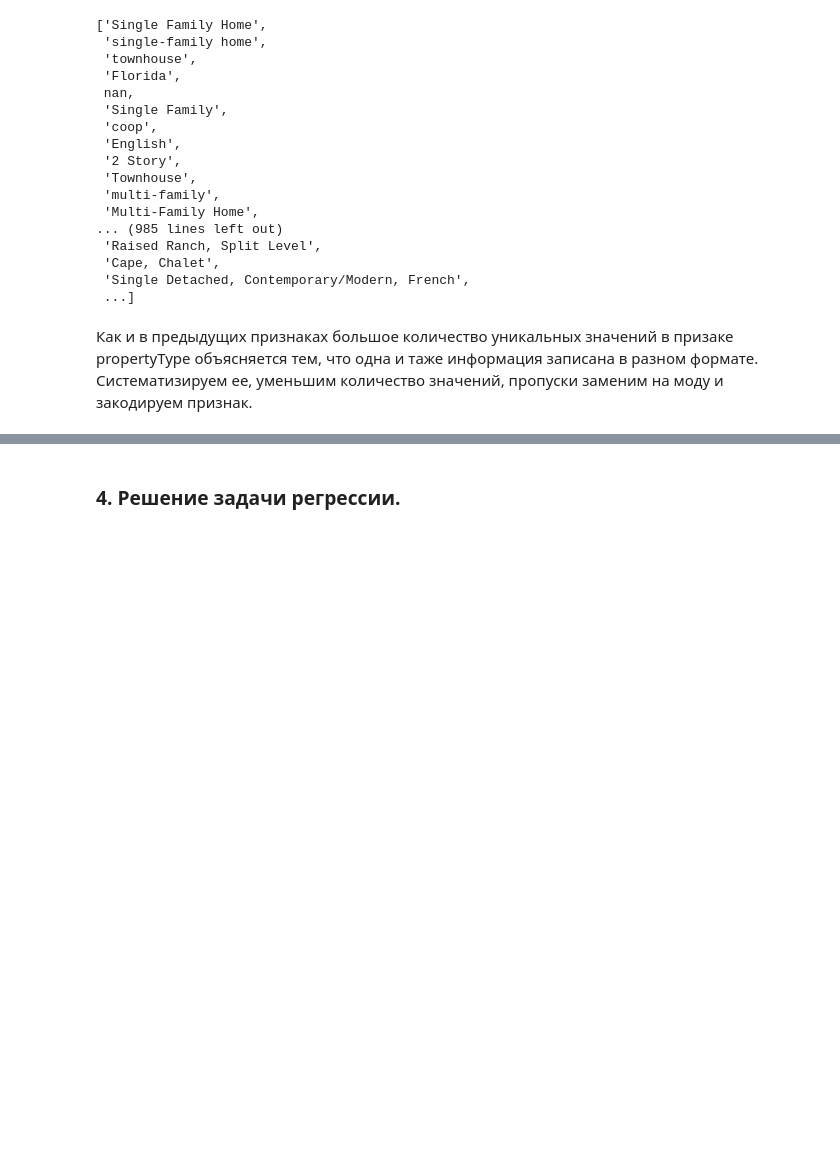
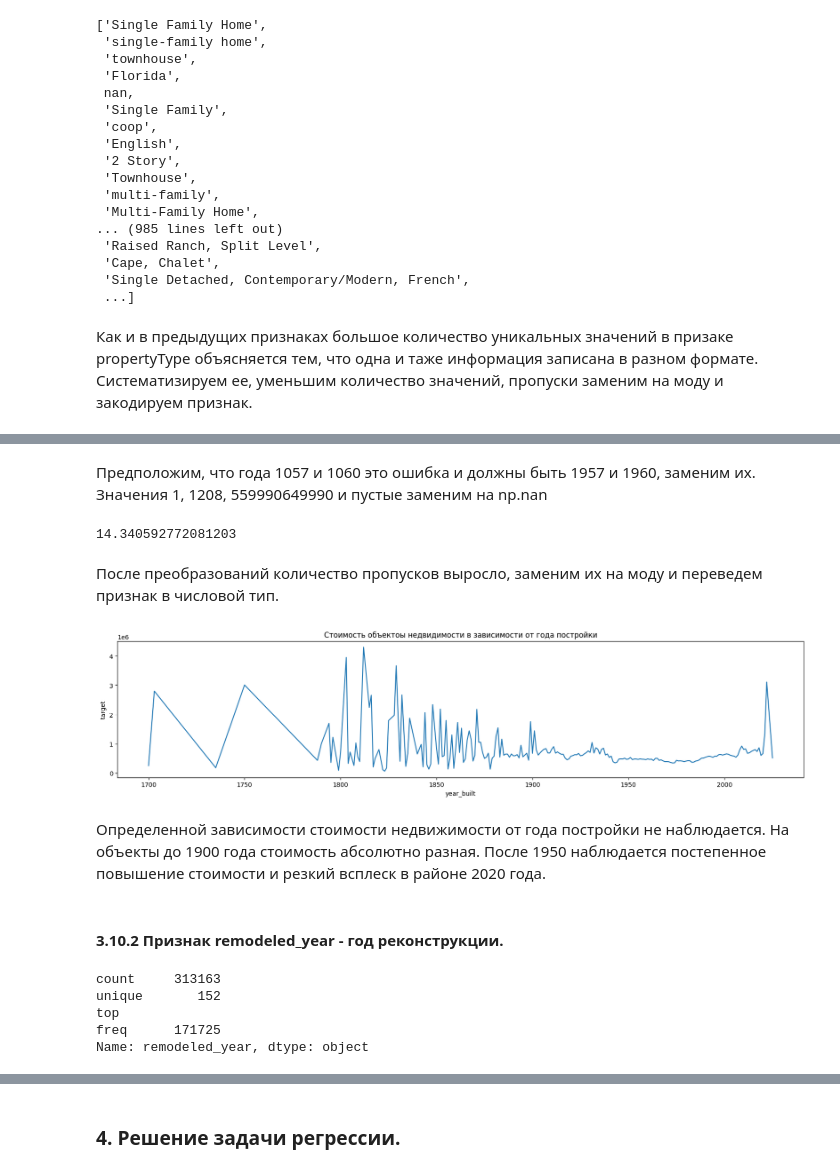
Before and after one commit to LNarnia/IDE_new, a Jupyter notebook: Skillfactory/final_project/project.ipynb, the cells around one changed output, grey strips where cells are left out. Saved outputs shown, nothing was run; the diff lists cells and outputs as text; code cells hidden in the pictures; blank space fills up the shorter version.

```diff
--- a/Skillfactory/final_project/project.ipynb
+++ b/Skillfactory/final_project/project.ipynb
@@ -1403,0 +1527,5 @@ data['propertyType'] = data['propertyType'].apply(get_property_type)
+# %%
+new_home_facts_cols = ['year_built', 'remodeled_year', 'heating', 'cooling', 'parking', 'lotsize', 'price/sqft']
+
+for index, col in enumerate(new_home_facts_cols):
+    data[col] = data['homeFacts'].apply(lambda x: eval(x).get('atAGlanceFacts')[index].get('factValue'))
@@ -1403,0 +1534,2 @@ data['propertyType'] = data['propertyType'].apply(get_property_type)
+# %%
+data = data.drop(['homeFacts', 'price/sqft'], axis = 1)
@@ -1403,0 +1612,37 @@ data['propertyType'] = data['propertyType'].apply(get_property_type)
+# %% [markdown]
+Предположим, что года 1057 и 1060 это ошибка и должны быть 1957 и 1960, заменим их.
+Значения 1, 1208, 559990649990 и пустые заменим на np.nan
+# %%
+data.loc[data['year_built']=='1057','year_built'] = '1957'
+data.loc[data['year_built']=='1060','year_built'] = '1960'
+data['year_built'] = data['year_built'].apply(lambda x: np.nan if  x == '' or x ==  '1' or x == '1208' or x == '559990649990' or x== 'No Data' or x == None else x)
+# %%
+data['year_built'].isnull().mean()*100
+# %% [output]
+14.340592772081203
+# %% [markdown]
+После преобразований количество пропусков выросло, заменим их на моду и переведем признак в числовой тип.
+# %%
+data['year_built'] = data['year_built'].fillna(data['year_built'].mode()[0])
+data['year_built'] = data['year_built'].astype(int)
+# %%
+# визуализируем зависимость цены от года постройки
+year_built_data = data.groupby('year_built', as_index = False)['target'].mean()
+fig = plt.figure(figsize = (20,4))
+lineplot = sns.lineplot(data=year_built_data, x="year_built", y="target")
+lineplot.set_title('Стоимость объектоы недвидимости в зависимости от года постройки');
+# %% [output]
+[figure, added]
+# %% [markdown]
+Определенной зависимости стоимости недвижимости от года постройки не наблюдается. На объекты до 1900 года стоимость абсолютно разная. После 1950 наблюдается постепенное повышение стоимости и резкий всплеск в районе 2020 года.
+# %% [markdown]
+#### 3.10.2 Признак remodeled_year - год реконструкции.
+# %%
+# выведем статистику
+data['remodeled_year'].describe()
+# %% [output]
+count     313163
+unique       152
+top
+freq      171725
+Name: remodeled_year, dtype: object
```
Also changed, not shown: parts of 52 cells of this notebook, 1 other file.
